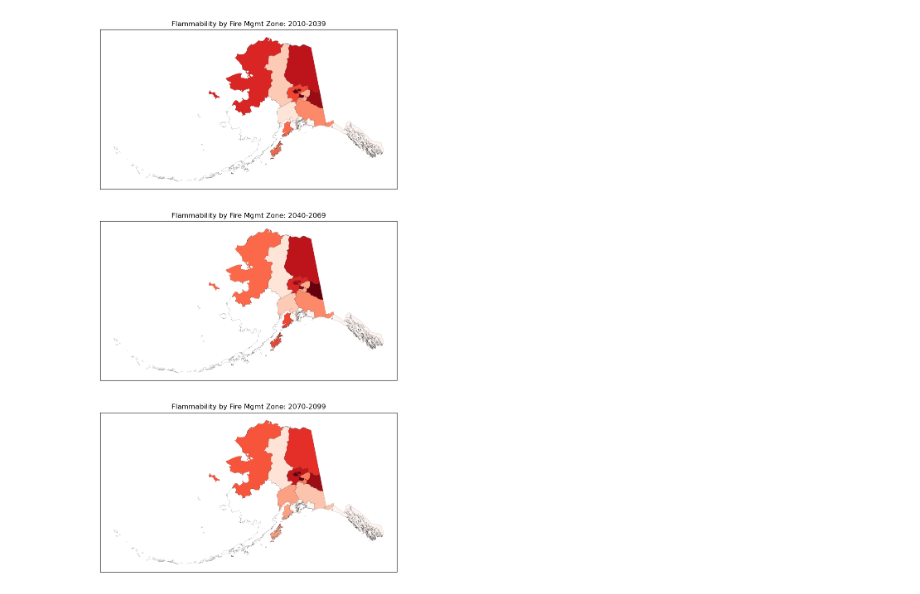
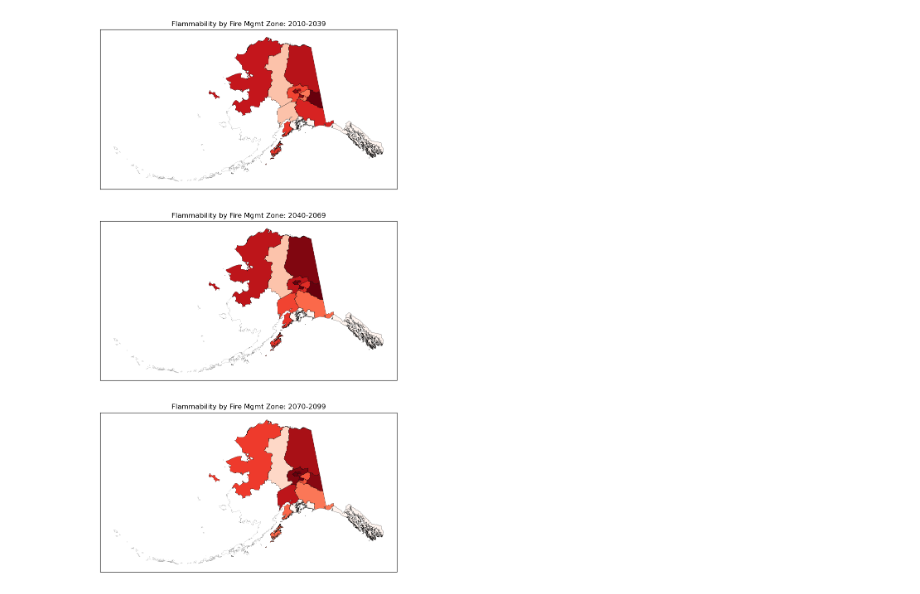
Before and after one commit to ua-snap/ardac-toolbox, a Jupyter notebook: fmz_flammability.ipynb, the cells around one changed output. Cells and saved outputs as stored; diff of their text form; code cells hidden in the pictures.

```diff
--- a/fmz_flammability.ipynb
+++ b/fmz_flammability.ipynb
@@ -25,0 +4,5 @@ with requests.Session() as s:
+# %%
+#use ardac helper functions to grab some fire zone polygons and output a geodataframe in 3338
+#and get flammability data for those polygons
+fz_gdf = get_area_gdf_by_category("fire_zones", 3338)
+fz_data = get_data_for_gdf_polygons(fz_gdf, "flammability")
@@ -127,0 +26,5 @@ no flammability data for Southwest Area
+# %%
+#subset the data for plotting:
+#include just the 5-model avg, and just RCP 8.5
+plot_subset = fz_data[(fz_data['model'] == '5modelAvg') & (fz_data['scenario'] == 'rcp85')]
+plot_subset.head()
@@ -128,25 +38,29 @@ no flammability data for Southwest Area
+# %%
+#merge with the geodataframe using the area id
+plot_gdf = fz_gdf.merge(plot_subset, how='left', on='id')
 # %%
+#plot
 fig, (ax1, ax2, ax3) = plt.subplots(3,1, figsize=(20,14))
 
-fz_gdf.to_crs('epsg:3338').boundary.plot(color='black', linewidth=0.1, ax=ax1)
-fz_gdf.to_crs('epsg:3338').plot(column='flammability_2010-2039', cmap='Reds', ax=ax1)
+plot_gdf.boundary.plot(color='black', linewidth=0.1, ax=ax1)
+plot_gdf[plot_gdf['date_range'] == '2010-2039'].plot(column='mean', cmap='Reds', ax=ax1)
 
-fz_gdf.to_crs('epsg:3338').boundary.plot(color='black', linewidth=0.1, ax=ax2)
-fz_gdf.to_crs('epsg:3338').plot(column='flammability_2040-2069', cmap='Reds', ax=ax2)
+plot_gdf.boundary.plot(color='black', linewidth=0.1, ax=ax2)
+plot_gdf[plot_gdf['date_range'] == '2040-2069'].plot(column='mean', cmap='Reds', ax=ax2)
 
-fz_gdf.to_crs('epsg:3338').boundary.plot(color='black', linewidth=0.1, ax=ax3)
-fz_gdf.to_crs('epsg:3338').plot(column='flammability_2070-2099', cmap='Reds', ax=ax3)
+plot_gdf.boundary.plot(color='black', linewidth=0.1, ax=ax3)
+plot_gdf[plot_gdf['date_range'] == '2070-2099'].plot(column='mean', cmap='Reds', ax=ax3)
 
 ax1.title.set_text('Flammability by Fire Mgmt Zone: 2010-2039')
 ax2.title.set_text('Flammability by Fire Mgmt Zone: 2040-2069')
 ax3.title.set_text('Flammability by Fire Mgmt Zone: 2070-2099')
 
 fig.tight_layout()
 ax1.axes.get_xaxis().set_visible(False)
 ax1.axes.get_yaxis().set_visible(False)
 ax2.axes.get_xaxis().set_visible(False)
 ax2.axes.get_yaxis().set_visible(False)
 ax3.axes.get_xaxis().set_visible(False)
 ax3.axes.get_yaxis().set_visible(False)
 # %% [output]
-[figure, old version]
+[figure, new version]
```
Also changed, not shown: parts of 12 cells of this notebook.
